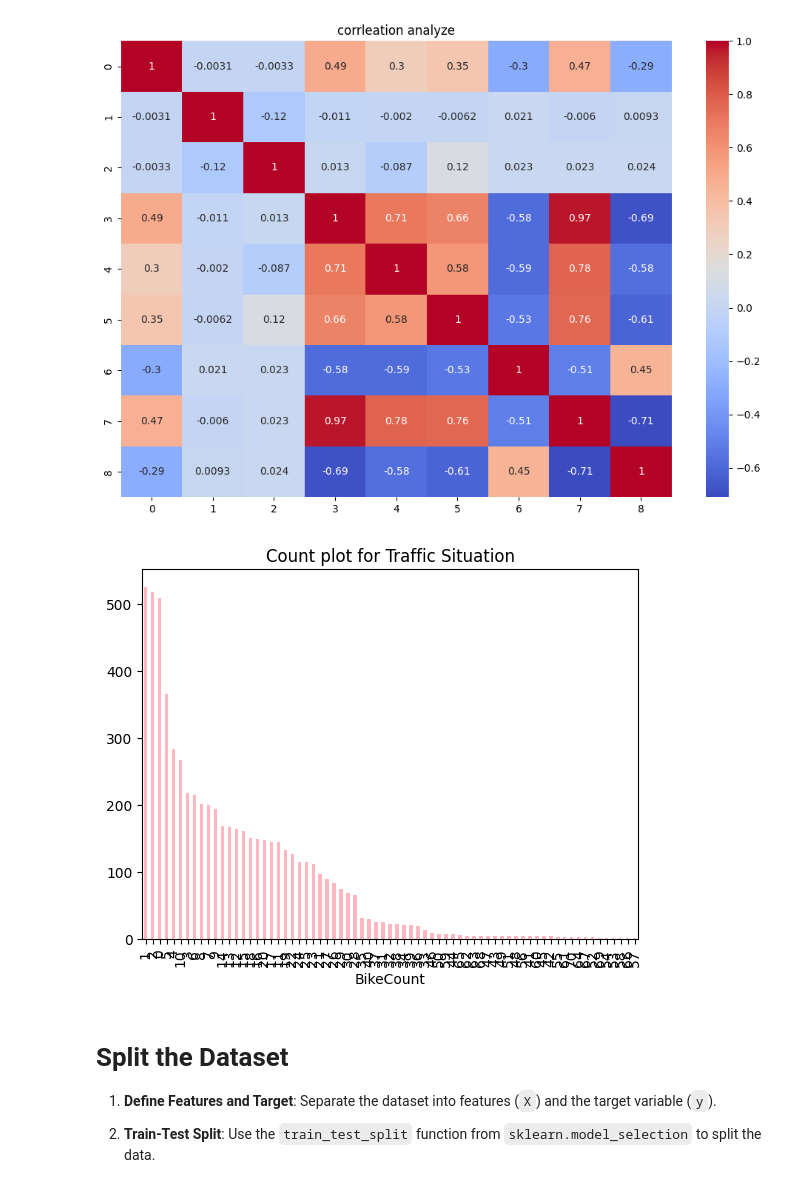
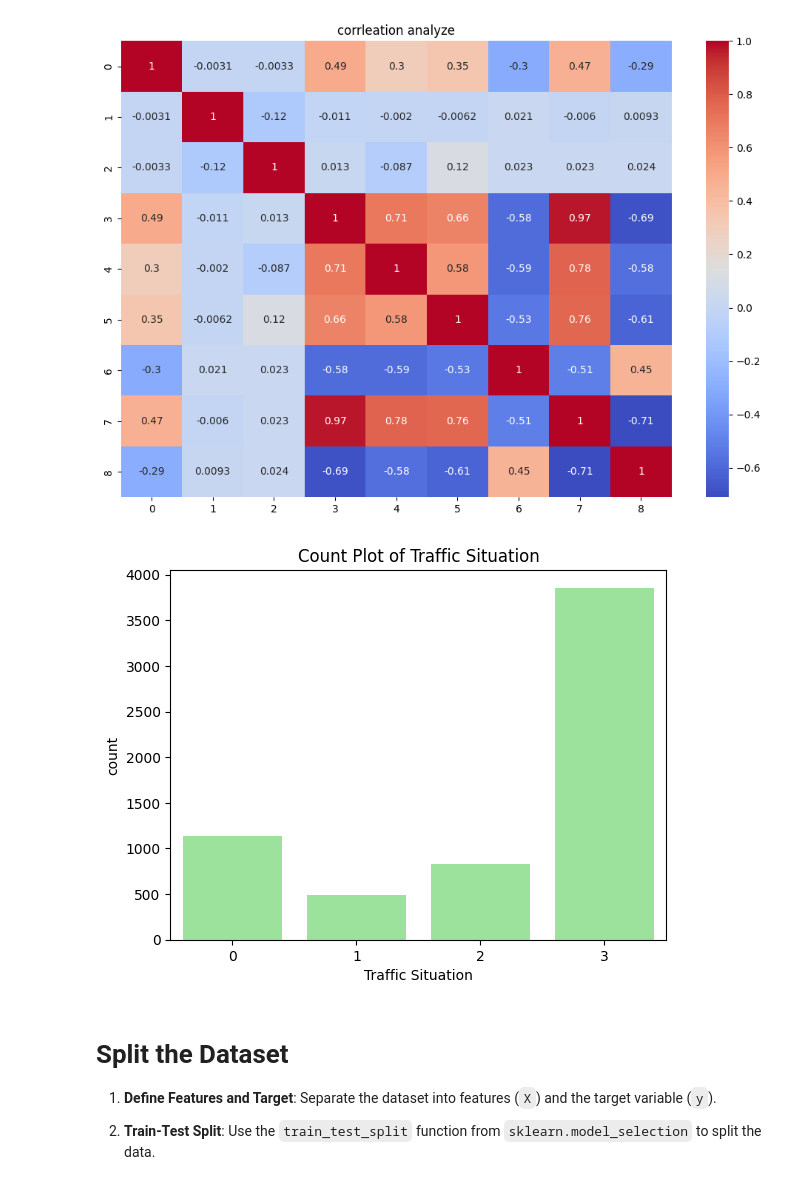
Before and after one commit to aliahalotaibi73/week4_task, a Jupyter notebook: Ensemble_Task.ipynb, the cells around one changed output. Saved outputs shown, nothing was run; the diff lists cells and outputs as text; code cells hidden in the pictures.

```diff
--- a/Ensemble_Task.ipynb
+++ b/Ensemble_Task.ipynb
@@ -156,11 +156,11 @@ plt.show()
 # %% [output]
 [figure]
 # %%
-df..value_counts().plot(kind='bar', color='lightpink')
-plt.title('Count plot for Traffic Situation')
+sns.countplot(data=df, x='Traffic Situation', color='lightgreen')
+plt.title('Count Plot of Traffic Situation')
 plt.show()
 # %% [output]
-[figure, old version]
+[figure, new version]
 # %% [markdown]
 # Split the Dataset
 
```
